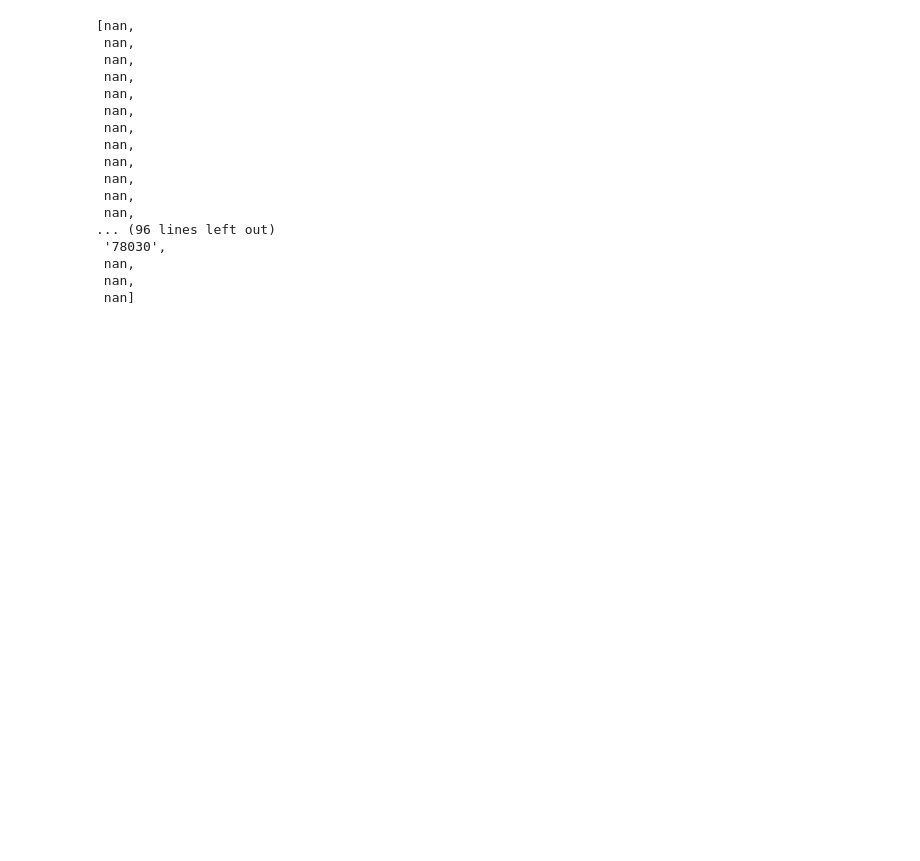
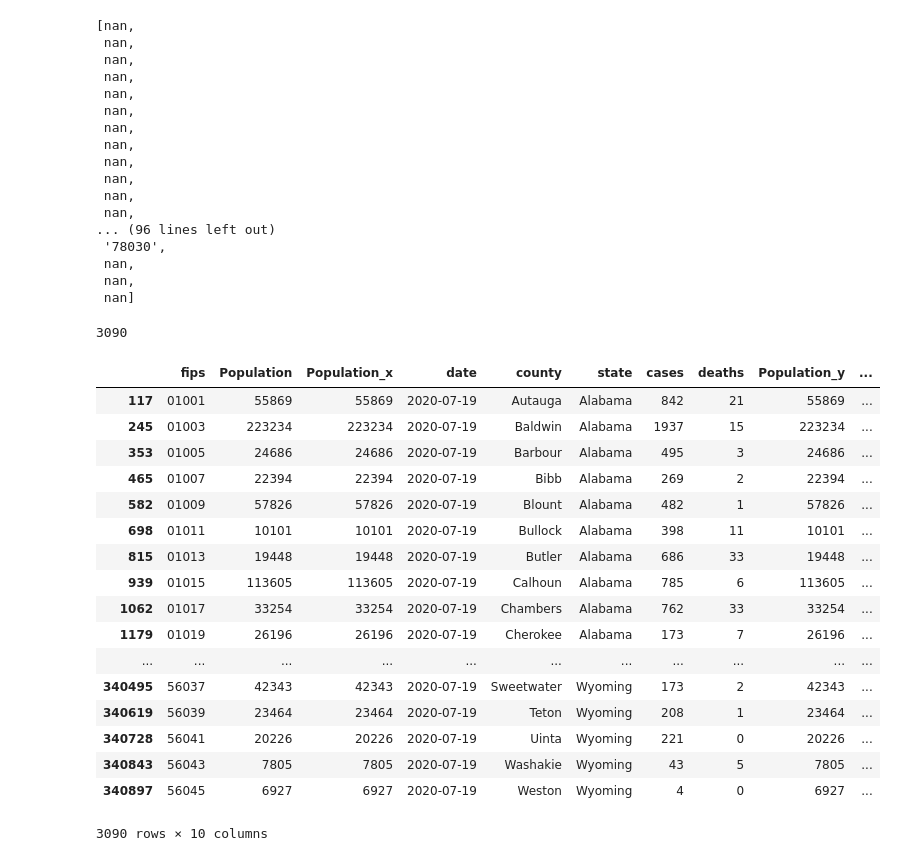
Before and after one commit to mdhwang/United-States-of-Covid, a Jupyter notebook: QA Test.ipynb, the cells around one changed output. Cells and saved outputs as stored; diff of their text form; code cells hidden in the pictures; blank space fills up the shorter version.

```diff
--- a/QA Test.ipynb
+++ b/QA Test.ipynb
@@ -167,3 +167,35 @@ not_in
  nan,
  nan,
  nan]
+# %%
+
+county_data = pop.merge(county_data, how='inner',on='fips')
+
+county_data['percent_pop'] = round(10*county_data.cases/county_data.Population_x,2)
+latest2 = county_data.query("date=={}".format("'" + latestDate + "'"))
+top = latest2.percent_pop.max()
+# %%
+latest2
+# %% [output]
+3090
+# %%
+latest2
+# %% [output]
+|  | fips | Population | Population_x | date | county | state | cases | deaths | Population_y | ... |
+| 117 | 01001 | 55869 | 55869 | 2020-07-19 | Autauga | Alabama | 842 | 21 | 55869 | ... |
+| 245 | 01003 | 223234 | 223234 | 2020-07-19 | Baldwin | Alabama | 1937 | 15 | 223234 | ... |
+| 353 | 01005 | 24686 | 24686 | 2020-07-19 | Barbour | Alabama | 495 | 3 | 24686 | ... |
+| 465 | 01007 | 22394 | 22394 | 2020-07-19 | Bibb | Alabama | 269 | 2 | 22394 | ... |
+| 582 | 01009 | 57826 | 57826 | 2020-07-19 | Blount | Alabama | 482 | 1 | 57826 | ... |
+| 698 | 01011 | 10101 | 10101 | 2020-07-19 | Bullock | Alabama | 398 | 11 | 10101 | ... |
+| 815 | 01013 | 19448 | 19448 | 2020-07-19 | Butler | Alabama | 686 | 33 | 19448 | ... |
+| 939 | 01015 | 113605 | 113605 | 2020-07-19 | Calhoun | Alabama | 785 | 6 | 113605 | ... |
+| 1062 | 01017 | 33254 | 33254 | 2020-07-19 | Chambers | Alabama | 762 | 33 | 33254 | ... |
+| 1179 | 01019 | 26196 | 26196 | 2020-07-19 | Cherokee | Alabama | 173 | 7 | 26196 | ... |
+| ... | ... | ... | ... | ... | ... | ... | ... | ... | ... | ... |
+| 340495 | 56037 | 42343 | 42343 | 2020-07-19 | Sweetwater | Wyoming | 173 | 2 | 42343 | ... |
+| 340619 | 56039 | 23464 | 23464 | 2020-07-19 | Teton | Wyoming | 208 | 1 | 23464 | ... |
+| 340728 | 56041 | 20226 | 20226 | 2020-07-19 | Uinta | Wyoming | 221 | 0 | 20226 | ... |
+| 340843 | 56043 | 7805 | 7805 | 2020-07-19 | Washakie | Wyoming | 43 | 5 | 7805 | ... |
+| 340897 | 56045 | 6927 | 6927 | 2020-07-19 | Weston | Wyoming | 4 | 0 | 6927 | ... |
+3090 rows × 10 columns
```
Also changed, not shown: 1 other file.
